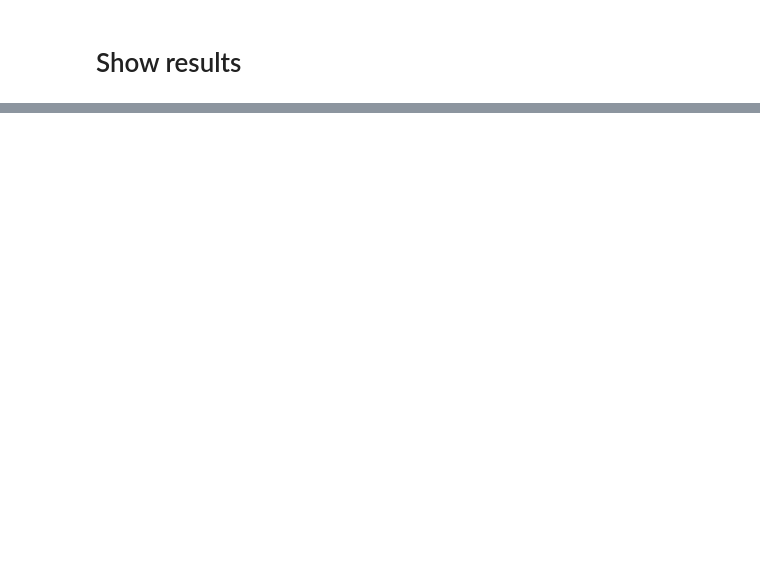
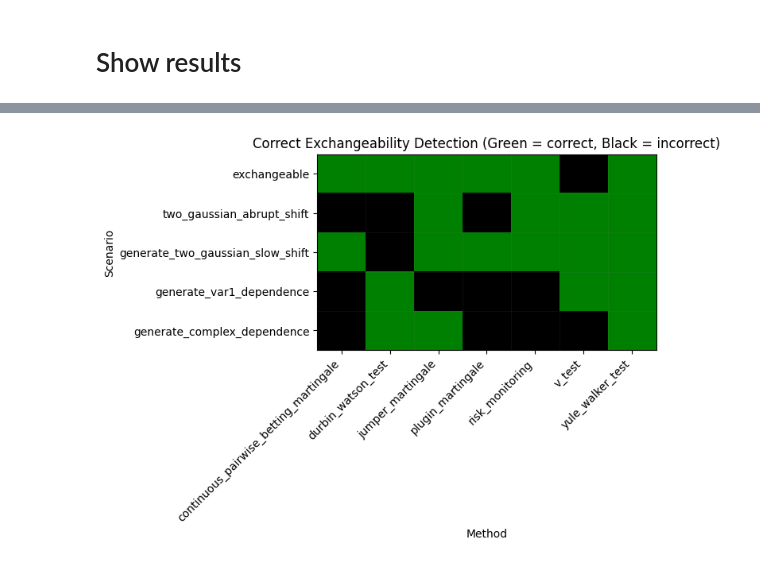
Before and after one commit to scikit-learn-contrib/MAPIE, a Jupyter notebook: notebooks/echangeability_test/exchangeability_test_benchmark.ipynb, the cells around one changed output, grey strips where cells are left out. Saved outputs shown, nothing was run; the diff lists cells and outputs as text; code cells hidden in the pictures; blank space fills up the shorter version.

```diff
--- a/notebooks/echangeability_test/exchangeability_test_benchmark.ipynb
+++ b/notebooks/echangeability_test/exchangeability_test_benchmark.ipynb
@@ -161,0 +148,47 @@ plt.show()
+# %%
+# Create a small grid plot summarizing correctness per scenario/method
+# A method predicts exchangeability with majority vote over runs:
+# is_exchangeable_pred = mean(is_exchangeable) > 0.5
+pred_df = summary_df.copy()
+pred_df["is_exchangeable_pred"] = pred_df["is_exchangeable_mean"] > 0.5
+
+fig, ax = plt.subplots(figsize=(2 + 0.5 * (len(cols) - 1), 0.7 + 0.5 * len(final_table_df)))
+grid = []
+
+for scenario in final_table_df.index:
+    row = []
+    gt_value = bool(gt_df.set_index("scenario").loc[scenario, "ground_truth"])
+    for method in cols[1:]:
+        pred_value = bool(
+            pred_df[
+                (pred_df["scenario"] == scenario) & (pred_df["method"] == method)
+            ]["is_exchangeable_pred"].iloc[0]
+        )
+        correct = pred_value == gt_value
+        row.append(1 if correct else 0)
+    grid.append(row)
+grid = np.array(grid)
+
+# show as colored squares: green for correct, black for incorrect
+from matplotlib.colors import ListedColormap
+cmap = ListedColormap(["black", "green"])
+ax.imshow(grid, cmap=cmap, aspect="auto")
+
+# Set ticks and labels
+ax.set_xticks(np.arange(len(cols) - 1))
+ax.set_yticks(np.arange(len(final_table_df.index)))
+ax.set_xticklabels(cols[1:], rotation=45, ha="right")
+ax.set_yticklabels(final_table_df.index)
+ax.set_xlabel("Method")
+ax.set_ylabel("Scenario")
+ax.set_title("Correct Exchangeability Detection (Green = correct, Black = incorrect)")
+
+# Minor grid for clarity
+ax.set_xticks(np.arange(-0.5, len(cols) - 1, 1), minor=True)
+ax.set_yticks(np.arange(-0.5, len(final_table_df.index), 1), minor=True)
+ax.grid(which="minor", color="gray", linestyle="-", linewidth=0.5, alpha=0.15)
+ax.tick_params(which="minor", length=0)
+
+plt.show()
+# %% [output]
+[figure, added]
```
Also changed, not shown: parts of 5 cells of this notebook.
